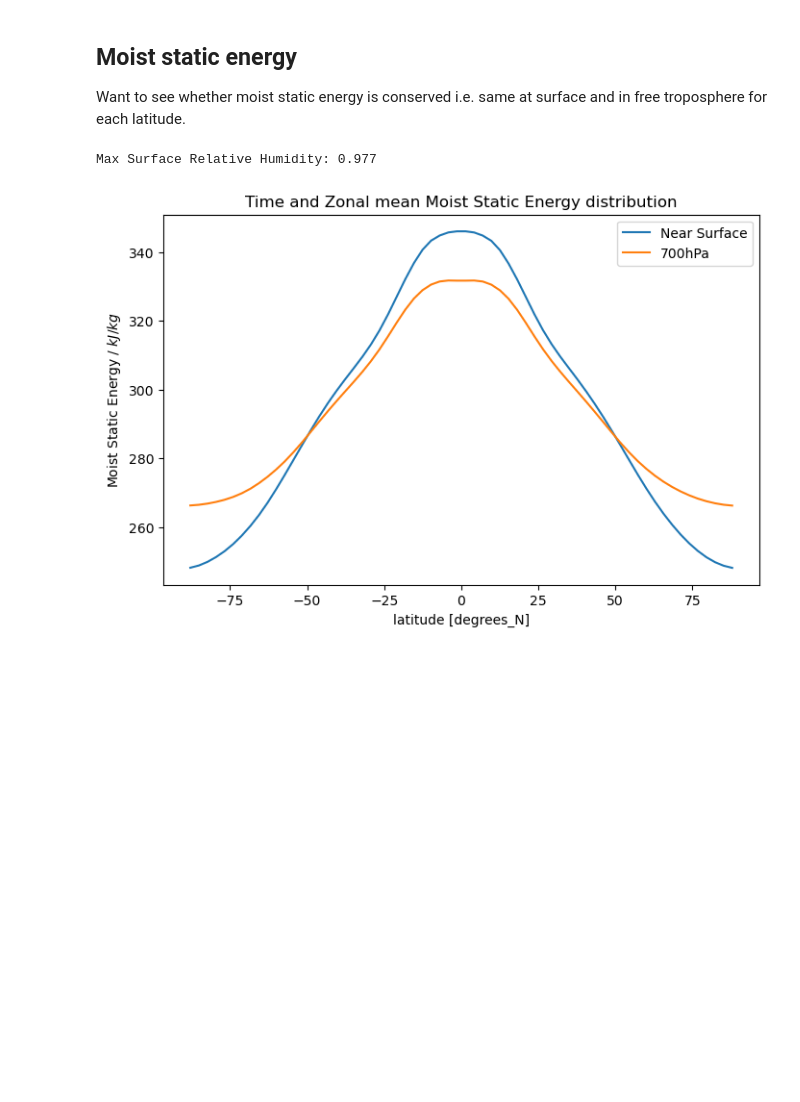
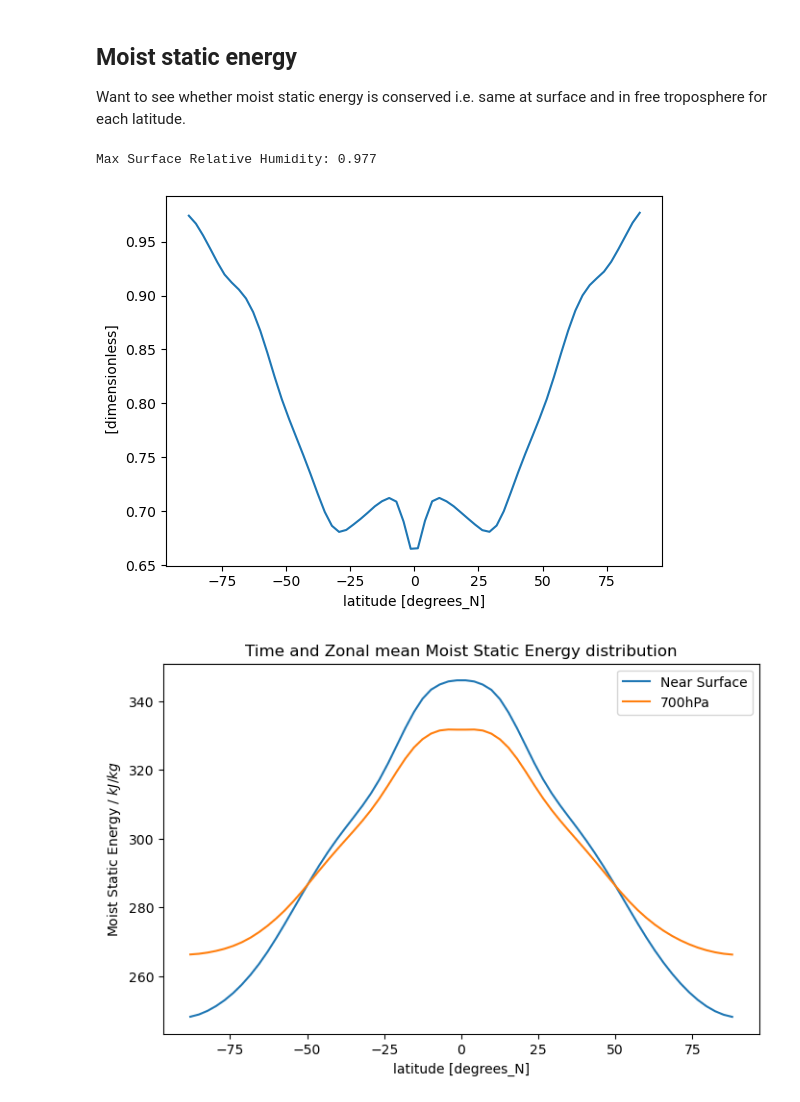
Before and after one commit to jduffield65/Isca, a Jupyter notebook: jobs/convective_coupling/aquaplanet/d5/mse_notebook.ipynb, the cells around one changed output. Drawn from its saved outputs; the diff is of its cells as text; code cells hidden in the pictures; blank space fills up the shorter version.

```diff
--- a/jobs/convective_coupling/aquaplanet/d5/mse_notebook.ipynb
+++ b/jobs/convective_coupling/aquaplanet/d5/mse_notebook.ipynb
@@ -44,11 +47,13 @@ mse_2m = moist_static_energy(2 * units.meters, ds_use.temp_2m * units.kelvin,
 # %%
 # Sanity check to make sure that surface specific humidity is less than saturation specific humidity.
 # I.e. check that saturation q calculation is correct
 q_sat_2m = specific_humidity_from_mixing_ratio(saturation_mixing_ratio(p_full * units.Pa, ds_use.temp_2m * units.kelvin))
 rh_2m = ds_use.sphum_2m / q_sat_2m
+rh_2m.plot()
 print("Max Surface Relative Humidity: {:.3f}".format(rh_2m.to_numpy().max()))
 # %% [output]
 Max Surface Relative Humidity: 0.977
+[figure, added]
 # %%
 # Free troposphere MSE at 700hPa - units of pressure in dataset are hPa
 pressure_ft = 700  # pressure level of free troposphere in hPa
```
Also changed, not shown: parts of 3 cells of this notebook, 10 other files.
